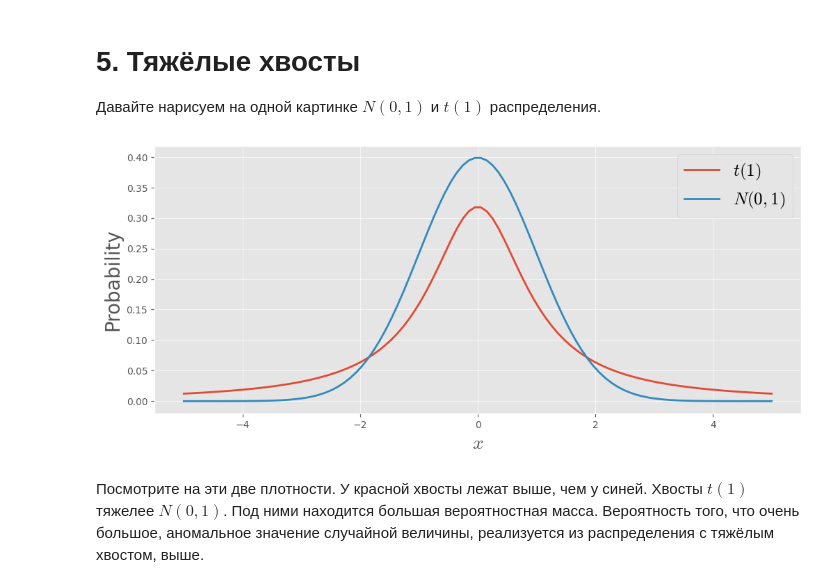
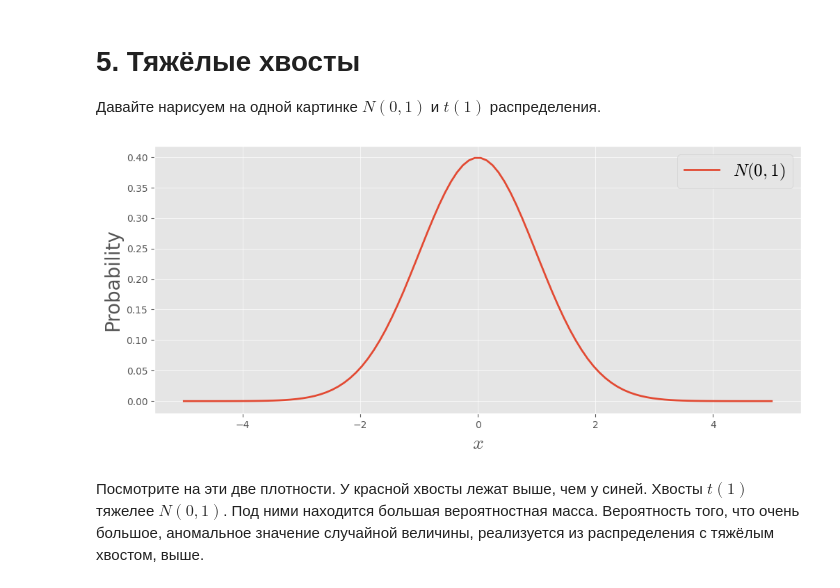
Before and after one commit to igumnov-daniel/HOCK_FEBRUARY_2023, a Jupyter notebook: 07_distributions/07_1_distributions.ipynb, the cells around one changed output. Cells and saved outputs as stored; diff of their text form; code cells hidden in the pictures.

```diff
--- a/07_distributions/07_1_distributions.ipynb
+++ b/07_distributions/07_1_distributions.ipynb
@@ -563,15 +591,15 @@ __Когда встречается на практике?__  Рано или п
 # %%
 plt.figure(figsize=(12, 5))
 x = np.linspace(-5,5,100)
 
-plt.plot(x, sts.t(1).pdf(x), label="$t(1)$")
+#plt.plot(x, sts.t(1).pdf(x), label="$t(1)$")
 plt.plot(x, sts.norm(0, 1).pdf(x), label="$N(0,1)$")
 
 plt.xlabel('$x$', fontsize=20)
 plt.ylabel(r'Probability', fontsize=20)
 plt.legend(fontsize = 18);
 # %% [output]
-[figure, old version]
+[figure, new version]
 # %% [markdown]
 Посмотрите на эти две плотности. У красной хвосты лежат выше, чем у синей. Хвосты $t(1)$ тяжелее $N(0,1)$. Под ними находится большая вероятностная масса. Вероятность того, что очень большое, аномальное значение случайной величины, реализуется из распределения с тяжёлым хвостом, выше.
 # %%
```
Also changed, not shown: parts of 46 cells of this notebook, 2 other files.
